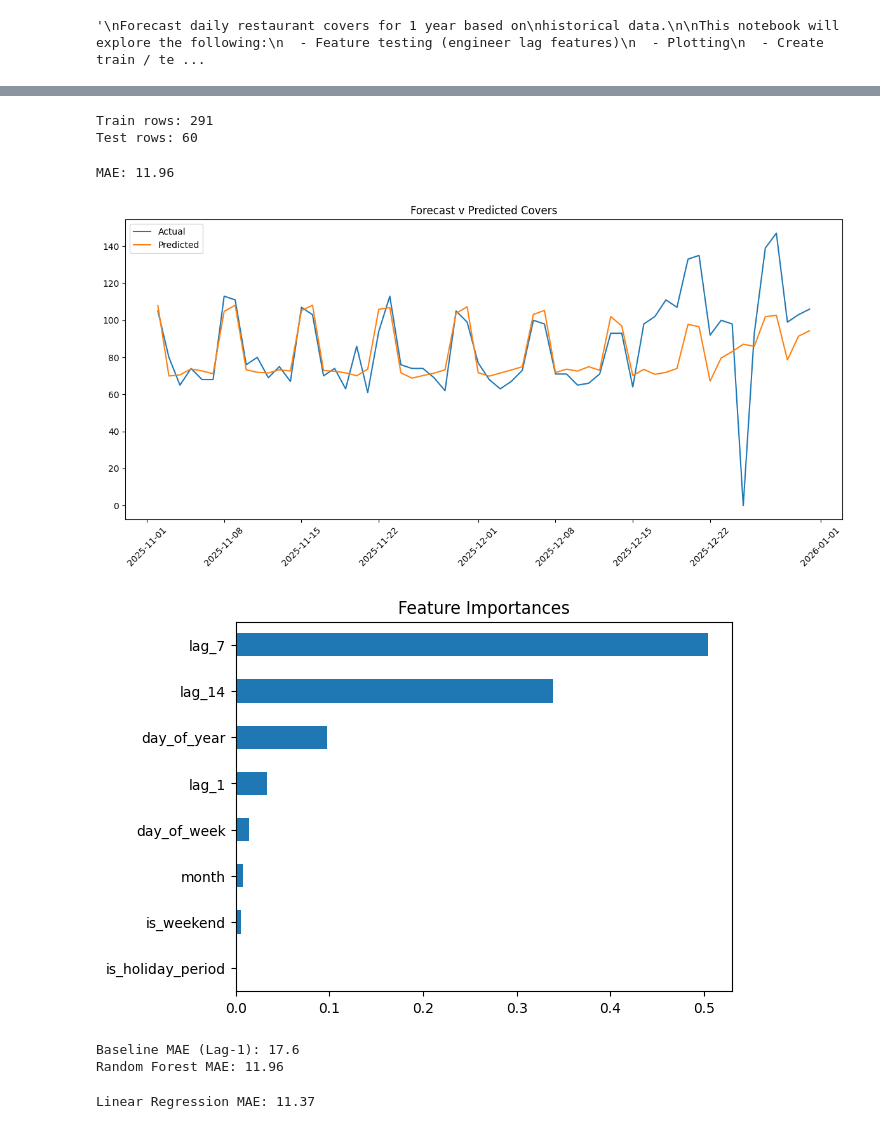
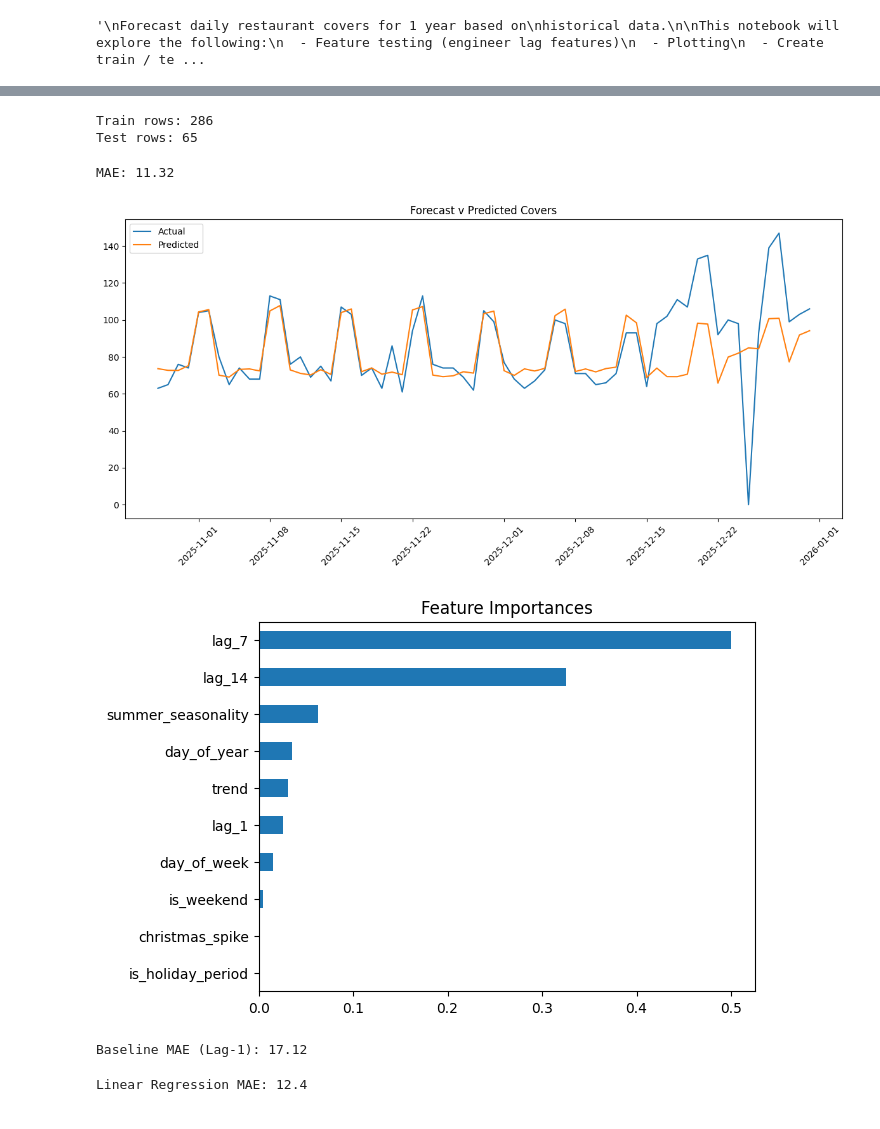
Before and after one commit to davidsaridakis/restaurant-inventory-project, a Jupyter notebook: notebooks/forecasting_model.ipynb, the cells around one changed output, grey strips where cells are left out. Drawn from its saved outputs; the diff is of its cells as text; code cells hidden in the pictures.

Commit message:
Refine model and compare metrics

```diff
--- a/notebooks/forecasting_model.ipynb
+++ b/notebooks/forecasting_model.ipynb
@@ -49,38 +52,19 @@ covers['lag_14'] = covers['covers'].shift(14)
-# %%
-# --- Calendar features ---
-# Add month and a public holiday feature for fixed holiday
-# period in Spain.
-
-covers['month'] = covers['date'].dt.month
-
-
-holiday_dates = pd.to_datetime([
-    "2025-01-01",  # New Year's Day
-    "2025-01-06",  # Dia de Reyes
-    "2025-12-20",  # Christmas week start
-    "2025-12-21", "2025-12-22", "2025-12-23", "2025-12-24",
-    "2025-12-25", "2025-12-26", "2025-12-27", "2025-12-28",
-    "2025-12-29","2025-12-30", "2025-12-31",  # NYE
-])
-
-covers['is_holiday_period'] = covers['date'].isin(holiday_dates).astype(int)
-
-
-# Drop NaNs
-covers = covers.dropna().reset_index(drop=True)
 # %%
 # --- Define features ---
 # Explicitly define features to avoid leakage
-
+# 'lag_1', removed to test
 features = [
-    'lag_1', 'lag_7', 'lag_14',
+    'lag_7', 'lag_14',
     'day_of_week', 'is_weekend',
-    'day_of_year', 'month', 'is_holiday_period'
+    'day_of_year', 'is_holiday_period',  # binary flag
+    'summer_seasonality',                 # mid-year spike
+    'christmas_spike',                    # end-year spike
+    'trend'
 ]
 # %%
 # --- Train / Test Split ---
 
-test_days = 60
+test_days = 65
 
 train = covers.iloc[:-test_days]
 test = covers.iloc[-test_days:]
@@ -94,28 +78,28 @@ y_test = test['covers']
 print("Train rows:", len(train))
 print("Test rows:", len(test))
 # %% [output]
-Train rows: 291
-Test rows: 60
+Train rows: 286
+Test rows: 65
 # %%
 # --- Train Model and Evaluate ---
 
-model = RandomForestRegressor(n_estimators=500, random_state=42)
+rf_model = RandomForestRegressor(n_estimators=500, random_state=42)
 
-model.fit(X_train, y_train)
+rf_model.fit(X_train, y_train)
 
-preds = model.predict(X_test)
+rf_preds = rf_model.predict(X_test)
 
 # Calculate mean error
-mae = mean_absolute_error(y_test, preds)
+mae = mean_absolute_error(y_test, rf_preds)
 print("MAE:", round(mae, 2))
 # %% [output]
-MAE: 11.96
+MAE: 11.32
 # %%
 # --- Forecast v Actual Visualization ---
 plt.figure(figsize=(12,6))
 
 plt.plot(test['date'], y_test, label="Actual")
-plt.plot(test['date'], preds, label="Predicted")
+plt.plot(test['date'], rf_preds, label="Predicted")
 
 plt.legend()
 plt.title("Forecast v Predicted Covers")
@@ -123,16 +107,16 @@ plt.xticks(rotation=45)
 plt.tight_layout()
 plt.show()
 # %% [output]
-[figure, old version]
+[figure, new version]
 # %%
 # --- Feature Importance ---
 
-importances = pd.Series(model.feature_importances_, index=features)
+importances = pd.Series(rf_model.feature_importances_, index=features)
 importances.sort_values().plot(kind='barh')
 plt.title('Feature Importances')
 plt.show()
 # %% [output]
-[figure, old version]
+[figure, new version]
 # %%
 # --- Baseline model (Naive forecasting) ---
 
@@ -141,14 +125,10 @@ baseline_preds = test['lag_1']
 baseline_mae = mean_absolute_error(y_test, baseline_preds)
 
 print("Baseline MAE (Lag-1):", round(baseline_mae, 2))
-print("Random Forest MAE:", round(mae, 2))
 # %% [output]
-Baseline MAE (Lag-1): 17.6
-Random Forest MAE: 11.96
+Baseline MAE (Lag-1): 17.12
 # %%
 # --- Linear Regression model  ---
-
-from sklearn.linear_model import LinearRegression
 
 lin_model = LinearRegression()
 lin_model.fit(X_train, y_train)
@@ -159,4 +139,4 @@ lin_mae = mean_absolute_error(y_test, lin_preds)
 
 print("Linear Regression MAE:", round(lin_mae, 2))
 # %% [output]
-Linear Regression MAE: 11.37
+Linear Regression MAE: 12.4
```
Also changed, not shown: parts of 12 cells of this notebook.
